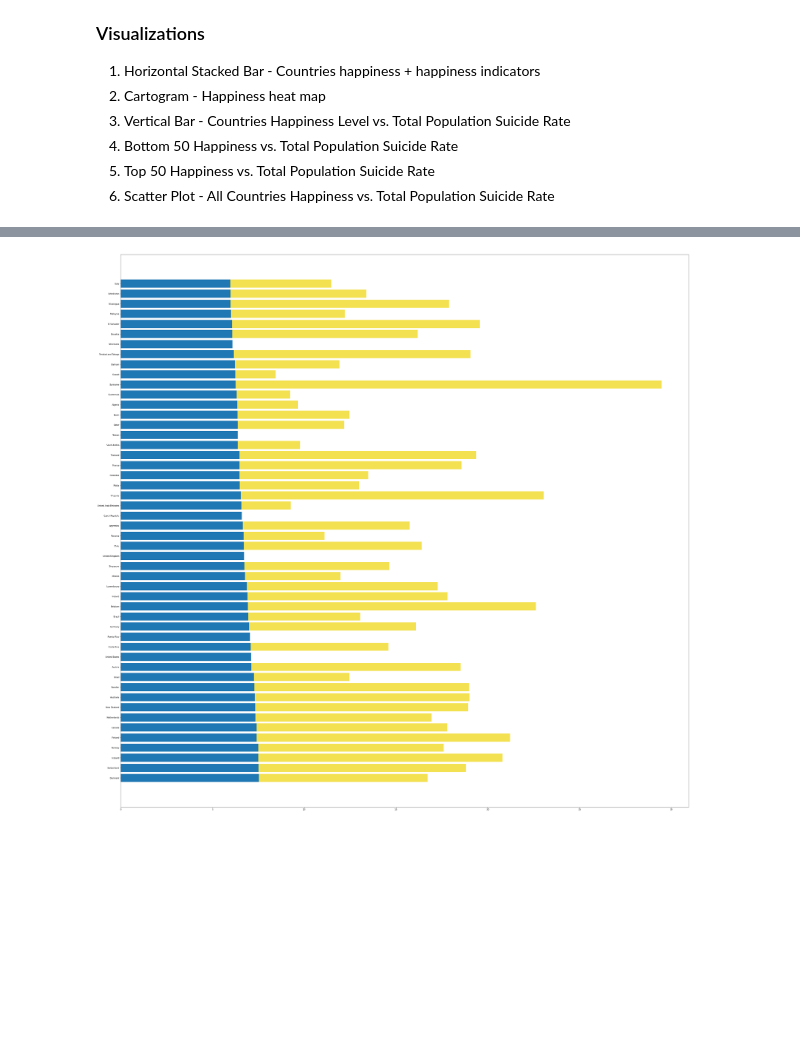
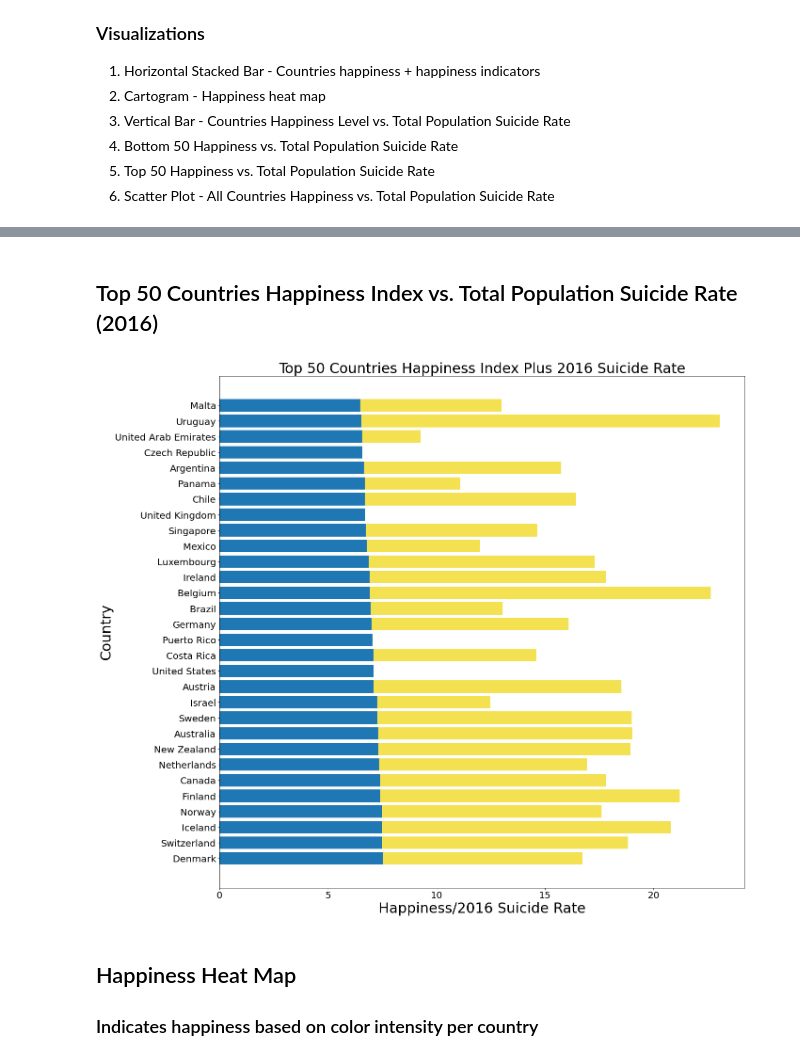
Before and after one commit to TBBSparks/Team-Happiness, a Jupyter notebook: Suicide_Analysis.ipynb, the cells around one changed output, grey strips where cells are left out. Saved outputs shown, nothing was run; the diff lists cells and outputs as text; code cells hidden in the pictures; blank space fills up the shorter version.

```diff
--- a/Suicide_Analysis.ipynb
+++ b/Suicide_Analysis.ipynb
@@ -54,21 +58,32 @@ location_merged_df.head()
+# %% [markdown]
+## Top 50 Countries Happiness Index vs. Total Population Suicide Rate (2016)
 # %%
 # # Calculate total population suicide rate per country
 # Avg_Suicide_Rate=suicide_df
 
 # Horizontal stacked bar chart
-top50_df= merged_df.loc[0:49]
-low50_df=merged_df.loc[107:156]
+top50_df= merged_df.loc[0:29]
+low50_df=merged_df.loc[127:156]
 
 top_Happy_Score=top50_df["Happiness Score"]
 top_Suicide_Rate=top50_df["2016"]
 topIndex=top50_df["Country"]
 
 plt.barh(topIndex,top_Happy_Score)
 plt.barh(topIndex,top_Suicide_Rate,left=top_Happy_Score,color="#f3e151")
-plt.rcParams["figure.figsize"]=(50,50)
+plt.rcParams["figure.figsize"]=(20,20)
+plt.title("Top 50 Countries Happiness Index Plus 2016 Suicide Rate",fontsize=30)
+plt.ylabel("Country",fontsize=30)
+plt.xlabel("Happiness/2016 Suicide Rate",fontsize=30)
+plt.rc('xtick', labelsize=20)
+plt.rc('ytick', labelsize=20)
+plt.savefig("Plot_1")
 plt.show()
 # %% [output]
-[figure, old version]
+[figure, new version]
+# %% [markdown]
+## Happiness Heat Map
+### Indicates happiness based on color intensity per country
 # %%
 # Heat Map
 
```
Also changed, not shown: parts of 9 cells of this notebook, 4 other files.
